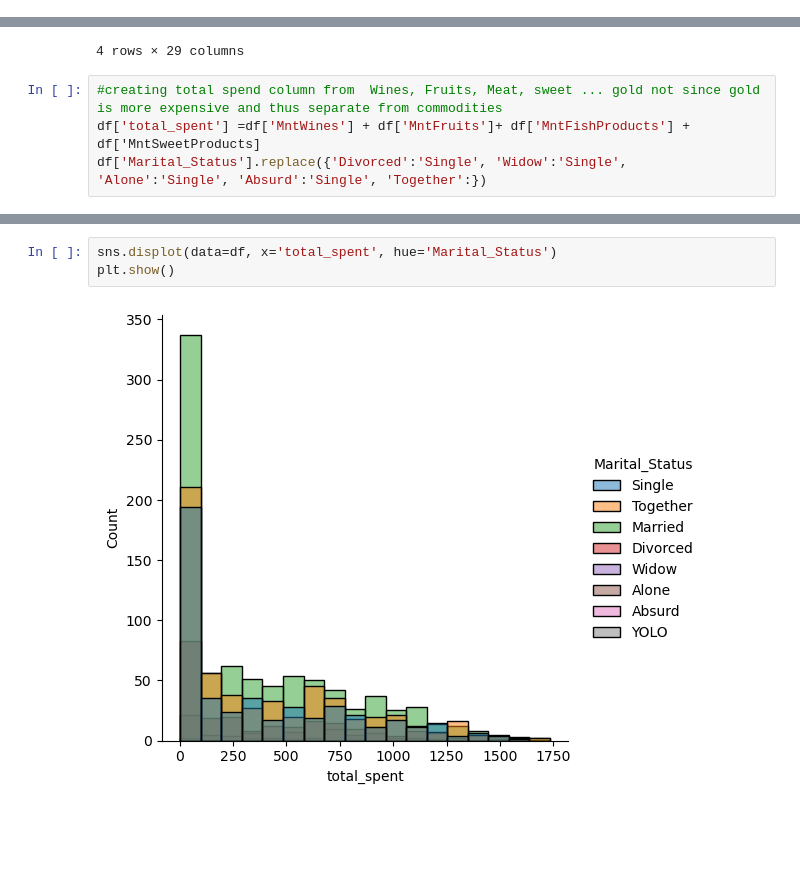
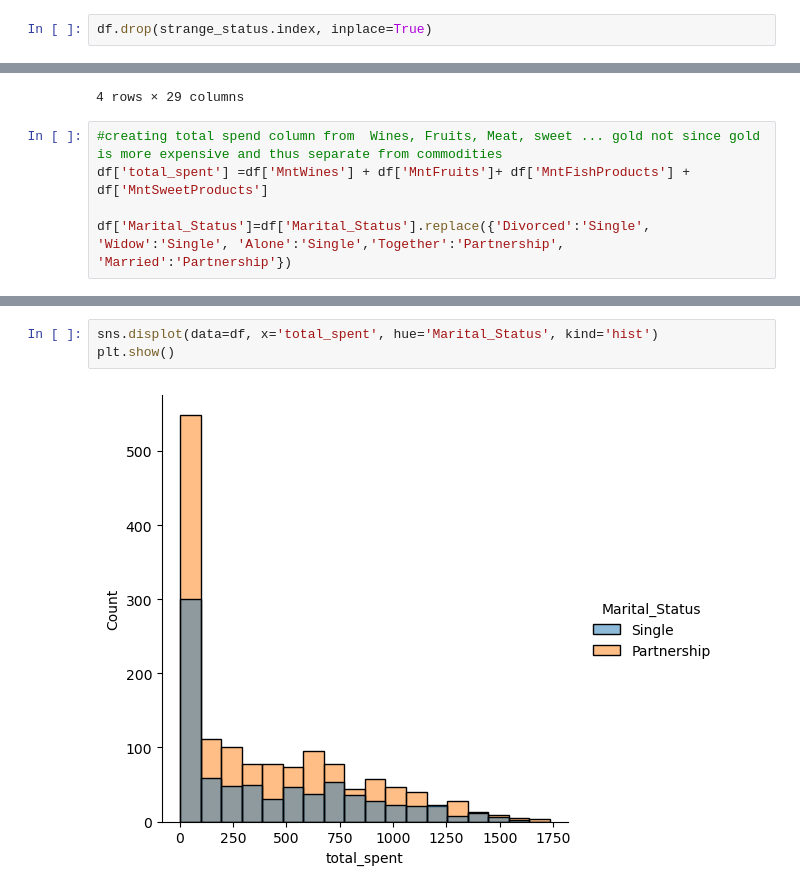
Before and after one commit to tamaricki/Projects, a Jupyter notebook: Customer_analysis_clustering.ipynb, the cells around one changed output, grey strips where cells are left out. Saved outputs shown, nothing was run; the diff lists cells and outputs as text; blank space fills up the shorter version.

```diff
--- a/Customer_analysis_clustering.ipynb
+++ b/Customer_analysis_clustering.ipynb
@@ -163,3 +154,5 @@ Name: Z_CostContact, dtype: int64
+# %%
+df.drop(strange_status.index, inplace=True)
 # %%
 df.Education.value_counts()
 # %% [output]
@@ -179,5 +172,6 @@ Name: Education, dtype: int64
 4 rows × 29 columns
 # %%
 #creating total spend column from  Wines, Fruits, Meat, sweet ... gold not since gold is more expensive and thus separate from commodities
-df['total_spent'] =df['MntWines'] + df['MntFruits']+ df['MntFishProducts'] + df['MntSweetProducts]
-df['Marital_Status'].replace({'Divorced':'Single', 'Widow':'Single', 'Alone':'Single', 'Absurd':'Single', 'Together':})
+df['total_spent'] =df['MntWines'] + df['MntFruits']+ df['MntFishProducts'] + df['MntSweetProducts']
+
+df['Marital_Status']=df['Marital_Status'].replace({'Divorced':'Single', 'Widow':'Single', 'Alone':'Single','Together':'Partnership', 'Married':'Partnership'})
@@ -202,5 +178,5 @@ Name: Year_Birth, dtype: int64
 # %%
-sns.displot(data=df, x='total_spent', hue='Marital_Status')
+sns.displot(data=df, x='total_spent', hue='Marital_Status', kind='hist')
 plt.show()
 # %% [output]
-[figure, old version]
+[figure, new version]
```
Also changed, not shown: parts of 8 cells of this notebook.
